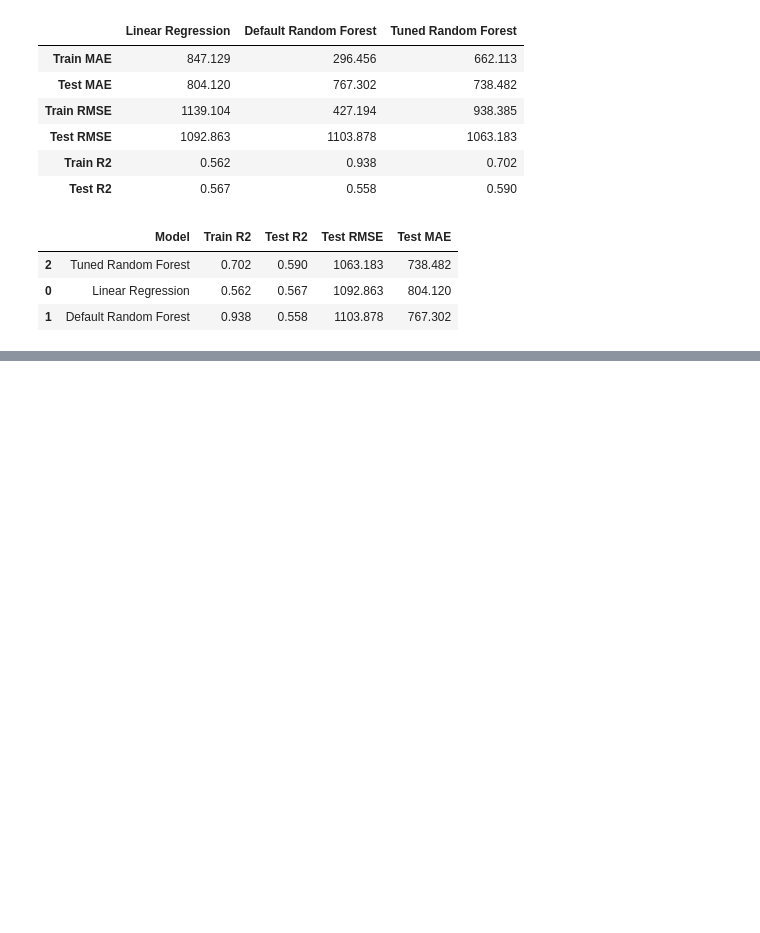
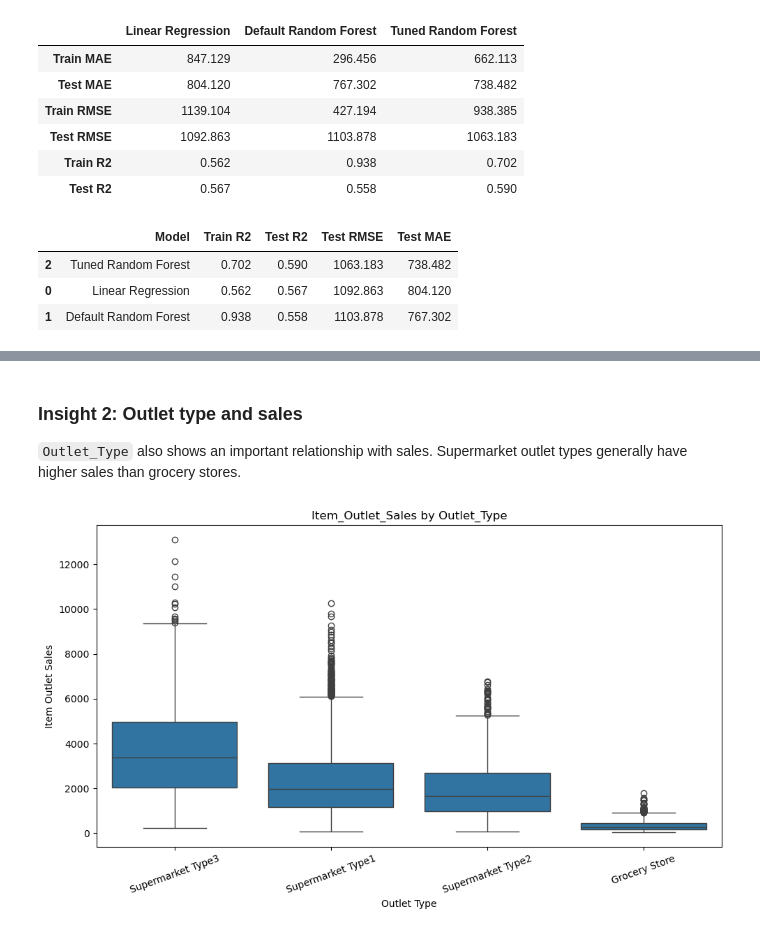
Before and after one commit to WalidAlsafadi/Prediction-of-Product-Sales, a Jupyter notebook: notebook.ipynb, the cells around one changed output, grey strips where cells are left out. Saved outputs shown, nothing was run; the diff lists cells and outputs as text; code cells hidden in the pictures; blank space fills up the shorter version.

```diff
--- a/notebook.ipynb
+++ b/notebook.ipynb
@@ -1186,0 +1207,17 @@ Overall, I recommend **Tuned Random Forest**.
+# %% [markdown]
+### Insight 2: Outlet type and sales
+
+`Outlet_Type` also shows an important relationship with sales. Supermarket outlet types generally have higher sales than grocery stores.
+# %%
+plt.figure(figsize=(10, 6))
+order = df.groupby("Outlet_Type")["Item_Outlet_Sales"].median().sort_values(ascending=False).index
+sns.boxplot(data=df, x="Outlet_Type", y="Item_Outlet_Sales", order=order)
+plt.title("Item_Outlet_Sales by Outlet_Type")
+plt.xlabel("Outlet Type")
+plt.ylabel("Item Outlet Sales")
+plt.xticks(rotation=20)
+plt.tight_layout()
+plt.savefig("images/sales_by_outlet_type.png", dpi=200, bbox_inches="tight")
+plt.show()
+# %% [output]
+[figure, added]
```
Also changed, not shown: parts of 10 cells of this notebook, 5 other files.
